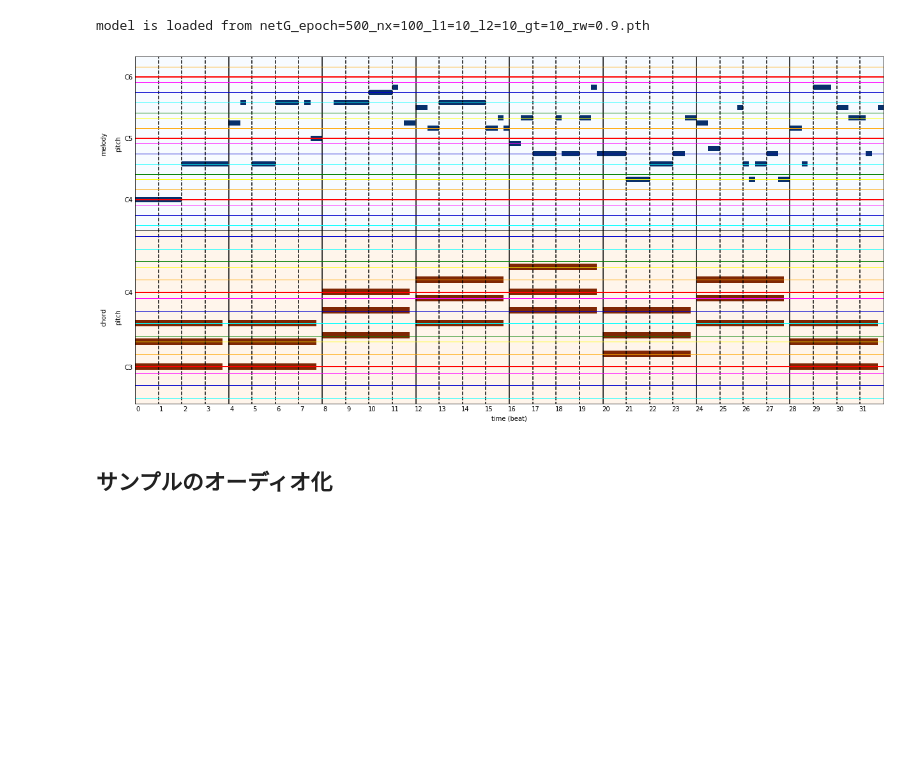
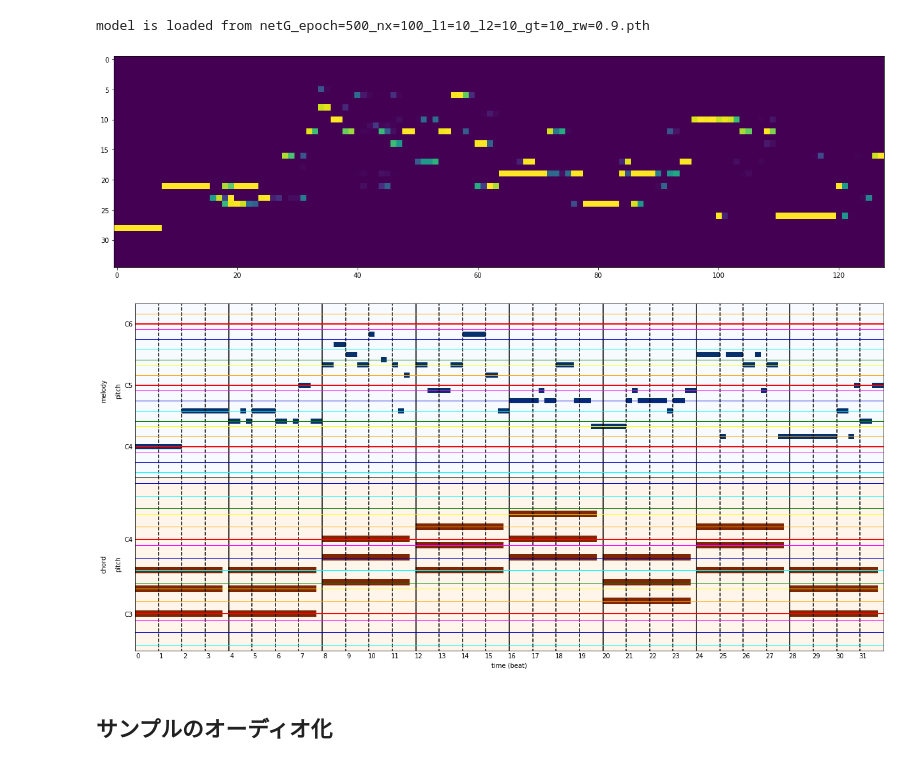
Before and after one commit to fuurin/midinet-followup, a Jupyter notebook: midinet_demo.ipynb, the cells around one changed output. Cells and saved outputs as stored; diff of their text form; code cells hidden in the pictures; blank space fills up the shorter version.

```diff
--- a/midinet_demo.ipynb
+++ b/midinet_demo.ipynb
@@ -203,13 +203,14 @@ model is loaded from netG_epoch=500_nx=100_l1=10_l2=10_gt=10_rw=0.9.pth
 # %%
 song_name = "sample"
 
 chord_str = "C C F G Am Dm G C"
 priming_melody = [60, 60, 60, 60, 60, 60, 60, 60, 67, 67, 67, 67, 67, 67, 67, 67]
 
-song = create_melody(sampleG, priming_melody, chord_str, show_map=False, on_note_thresh=0.1, pitch_range=[60, 83])
+song = create_melody(sampleG, priming_melody, chord_str, show_map=True, on_note_thresh=0, pitch_range=[60, 83])
 grid_plot(song)
 # %% [output]
-[figure, old version]
+[figure, new version]
+[figure, added]
 # %% [markdown]
 ## サンプルのオーディオ化
 # %%
```
Also changed, not shown: parts of 2 cells of this notebook, 3 other files.
